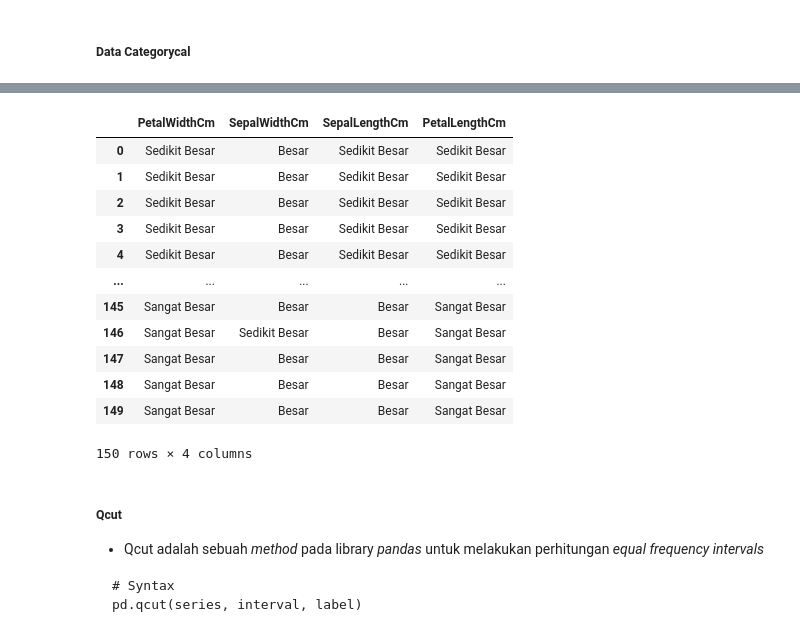
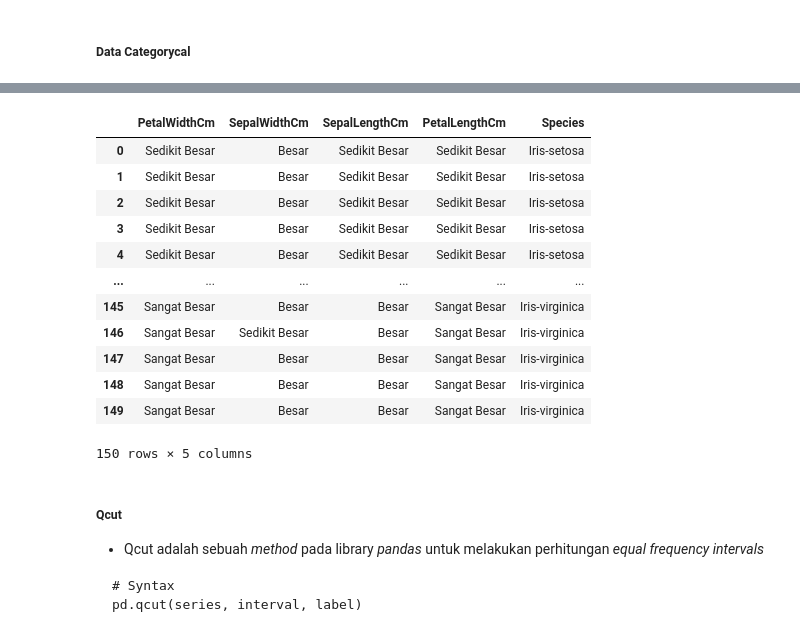
Before and after one commit to HanifSantoso05/Datamining, a Jupyter notebook: _sources/TUGAS-2.ipynb, the cells around one changed output, grey strips where cells are left out. Drawn from its saved outputs; the diff is of its cells as text; code cells hidden in the pictures.

```diff
--- a/_sources/TUGAS-2.ipynb
+++ b/_sources/TUGAS-2.ipynb
@@ -286,19 +294,19 @@ Name: PetalLengthCm, dtype: int64
 # %%
-pd.concat((petal_width_ew_binning, sepal_width_ew_binning, sepal_length_ew_binning, petal_length_ew_binning), axis=1)
+pd.concat((petal_width_ew_binning, sepal_width_ew_binning, sepal_length_ew_binning, petal_length_ew_binning, species), axis=1)
 # %% [output]
-|  | PetalWidthCm | SepalWidthCm | SepalLengthCm | PetalLengthCm |
-| 0 | Sedikit Besar | Besar | Sedikit Besar | Sedikit Besar |
-| 1 | Sedikit Besar | Besar | Sedikit Besar | Sedikit Besar |
-| 2 | Sedikit Besar | Besar | Sedikit Besar | Sedikit Besar |
-| 3 | Sedikit Besar | Besar | Sedikit Besar | Sedikit Besar |
-| 4 | Sedikit Besar | Besar | Sedikit Besar | Sedikit Besar |
-| ... | ... | ... | ... | ... |
-| 145 | Sangat Besar | Besar | Besar | Sangat Besar |
-| 146 | Sangat Besar | Sedikit Besar | Besar | Sangat Besar |
-| 147 | Sangat Besar | Besar | Besar | Sangat Besar |
-| 148 | Sangat Besar | Besar | Besar | Sangat Besar |
-| 149 | Sangat Besar | Besar | Besar | Sangat Besar |
+|  | PetalWidthCm | SepalWidthCm | SepalLengthCm | PetalLengthCm | Species |
+| 0 | Sedikit Besar | Besar | Sedikit Besar | Sedikit Besar | Iris-setosa |
+| 1 | Sedikit Besar | Besar | Sedikit Besar | Sedikit Besar | Iris-setosa |
+| 2 | Sedikit Besar | Besar | Sedikit Besar | Sedikit Besar | Iris-setosa |
+| 3 | Sedikit Besar | Besar | Sedikit Besar | Sedikit Besar | Iris-setosa |
+| 4 | Sedikit Besar | Besar | Sedikit Besar | Sedikit Besar | Iris-setosa |
+| ... | ... | ... | ... | ... | ... |
+| 145 | Sangat Besar | Besar | Besar | Sangat Besar | Iris-virginica |
+| 146 | Sangat Besar | Sedikit Besar | Besar | Sangat Besar | Iris-virginica |
+| 147 | Sangat Besar | Besar | Besar | Sangat Besar | Iris-virginica |
+| 148 | Sangat Besar | Besar | Besar | Sangat Besar | Iris-virginica |
+| 149 | Sangat Besar | Besar | Besar | Sangat Besar | Iris-virginica |
-150 rows × 4 columns
+150 rows × 5 columns
 # %% [markdown]
 ##### Qcut
 * Qcut adalah sebuah *method* pada library *pandas* untuk melakukan perhitungan *equal frequency intervals*
```
Also changed, not shown: parts of 48 cells of this notebook, 7 other files.
